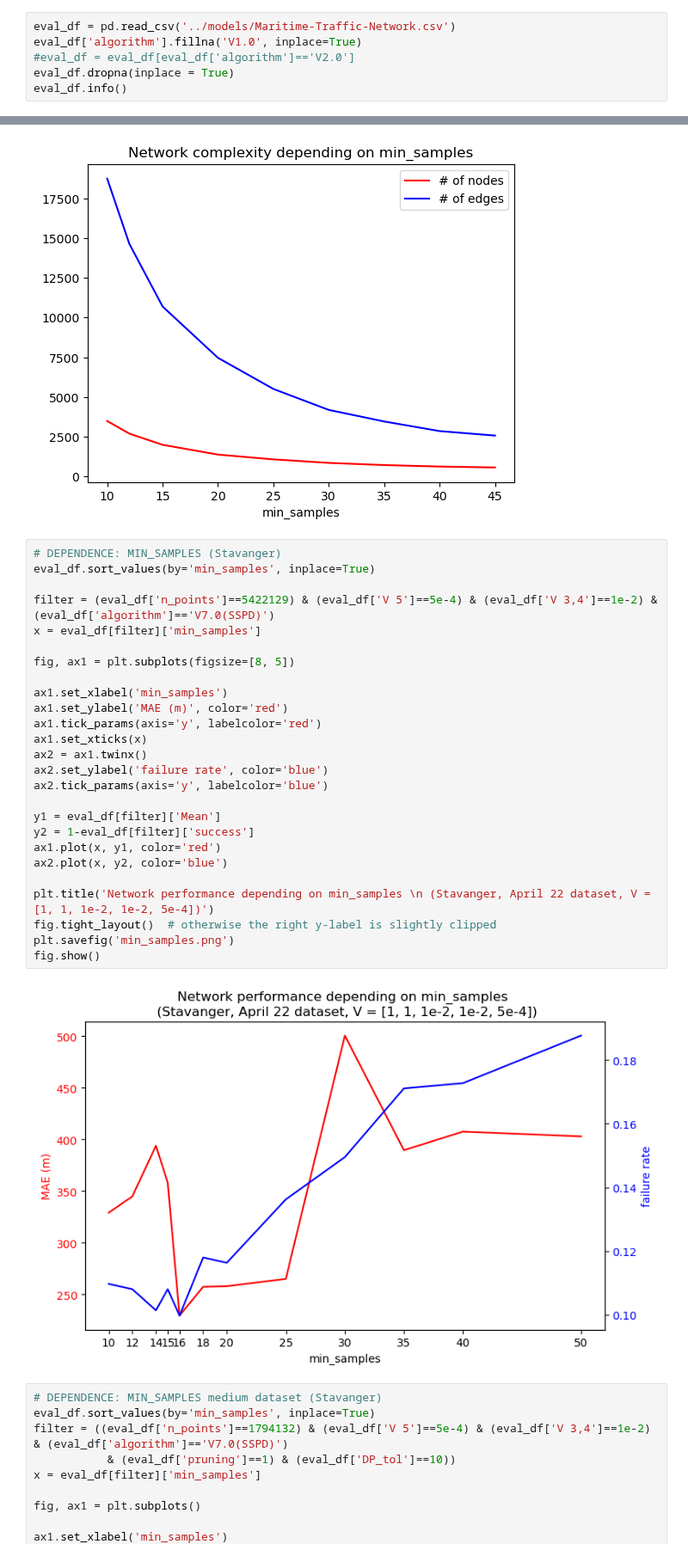
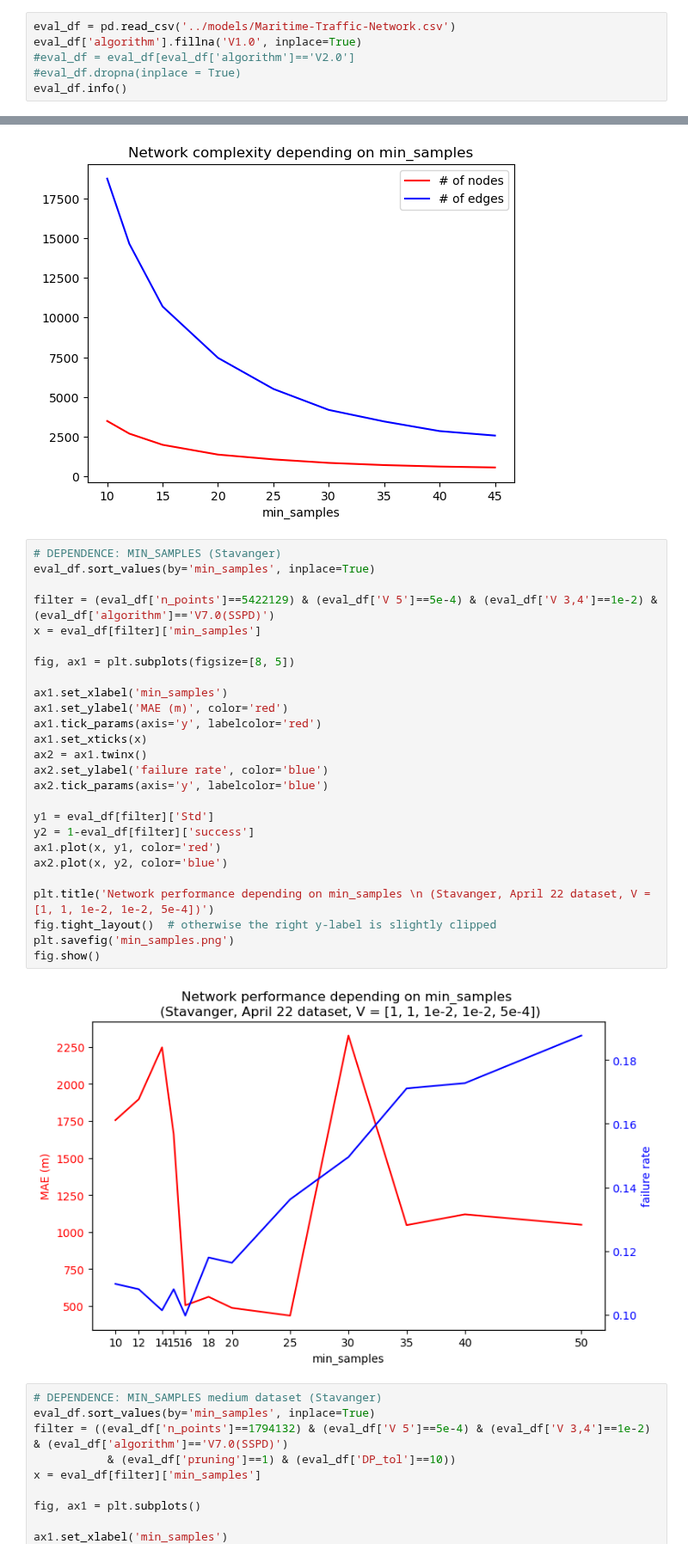
Before and after one commit to vhffm/maritime_route_prediction, a Jupyter notebook: notebooks/11_parameters_analysis.ipynb, the cells around one changed output, grey strips where cells are left out. Shown at 86% size. Drawn from its saved outputs; the diff is of its cells as text.

```diff
--- a/notebooks/11_parameters_analysis.ipynb
+++ b/notebooks/11_parameters_analysis.ipynb
@@ -22,7 +22,7 @@ Movingpandas has version 0.17.1
 eval_df = pd.read_csv('../models/Maritime-Traffic-Network.csv')
 eval_df['algorithm'].fillna('V1.0', inplace=True)
 #eval_df = eval_df[eval_df['algorithm']=='V2.0']
-eval_df.dropna(inplace = True)
+#eval_df.dropna(inplace = True)
 eval_df.info()
 # %% [output]
 <class 'pandas.core.frame.DataFrame'>
@@ -77,31 +77,31 @@ plt.show()
 # %%
 # DEPENDENCE: MIN_SAMPLES (Stavanger)
 eval_df.sort_values(by='min_samples', inplace=True)
 
 filter = (eval_df['n_points']==5422129) & (eval_df['V 5']==5e-4) & (eval_df['V 3,4']==1e-2) & (eval_df['algorithm']=='V7.0(SSPD)')
 x = eval_df[filter]['min_samples']
 
 fig, ax1 = plt.subplots(figsize=[8, 5])
 
 ax1.set_xlabel('min_samples')
 ax1.set_ylabel('MAE (m)', color='red')
 ax1.tick_params(axis='y', labelcolor='red')
 ax1.set_xticks(x)
 ax2 = ax1.twinx()
 ax2.set_ylabel('failure rate', color='blue')
 ax2.tick_params(axis='y', labelcolor='blue')
 
-y1 = eval_df[filter]['Mean']
+y1 = eval_df[filter]['Std']
 y2 = 1-eval_df[filter]['success']
 ax1.plot(x, y1, color='red')
 ax2.plot(x, y2, color='blue')
 
 plt.title('Network performance depending on min_samples \n (Stavanger, April 22 dataset, V = [1, 1, 1e-2, 1e-2, 5e-4])')
 fig.tight_layout()  # otherwise the right y-label is slightly clipped
 plt.savefig('min_samples.png')
 fig.show()
 # %% [output]
-[figure, old version]
+[figure, new version]
 # %%
 # DEPENDENCE: MIN_SAMPLES medium dataset (Stavanger)
 eval_df.sort_values(by='min_samples', inplace=True)
```
Also changed, not shown: parts of 3 cells of this notebook, 14 other files.
